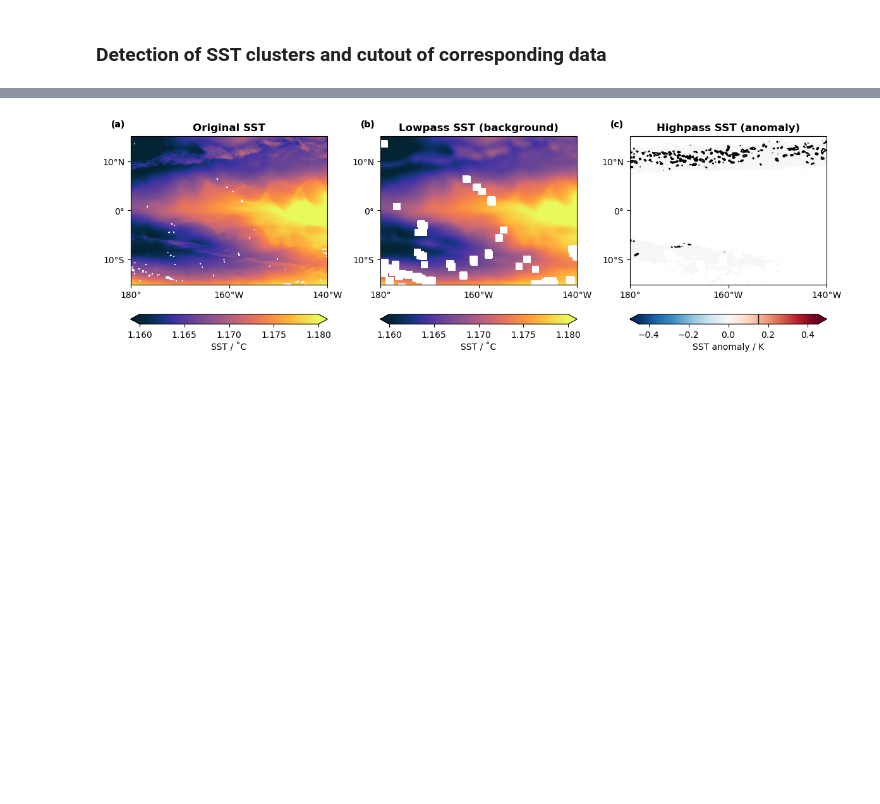
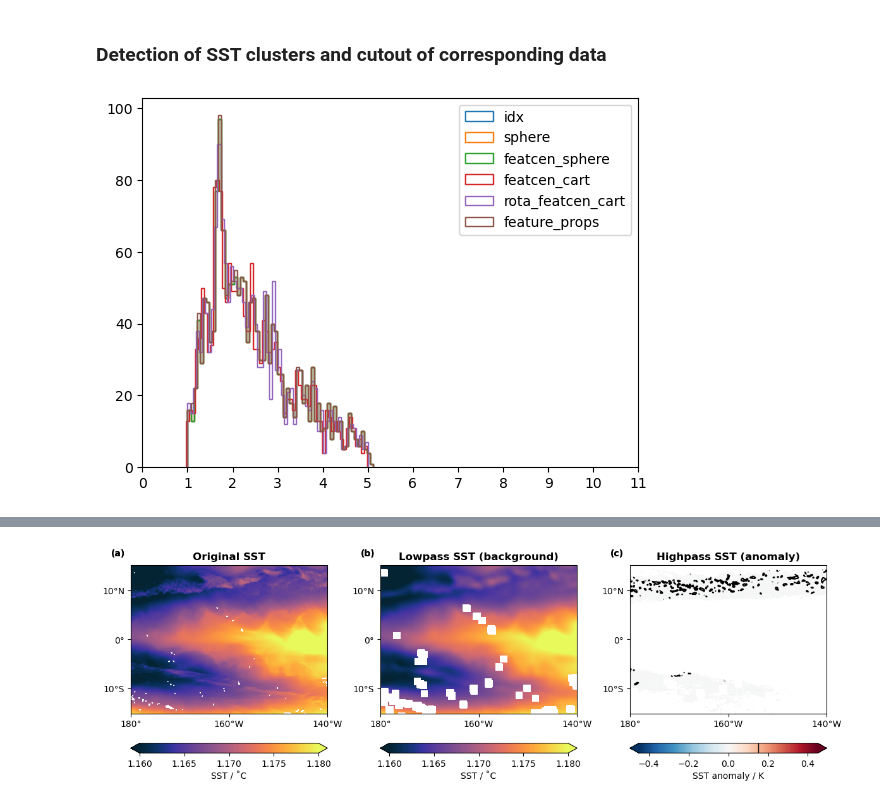
Before and after one commit to HF7weatherman/pycompo, a Jupyter notebook: examples/build_composite_step-by-step.ipynb, the cells around one changed output, grey strips where cells are left out. Saved outputs shown, nothing was run; the diff lists cells and outputs as text; code cells hidden in the pictures; blank space fills up the shorter version.

```diff
--- a/examples/build_composite_step-by-step.ipynb
+++ b/examples/build_composite_step-by-step.ipynb
@@ -86,6 +86,8 @@ if 'sfc_rho_bg' in dset_filter:
     merge_dsets.append(dset_filter['sfc_rho_bg'])
 if 'pr_bg' in dset_filter:
     merge_dsets.append(dset_filter['pr_bg'])
+    dset_filter['pr_fraction'] = dset_filter['pr_ano']/dset_filter['pr_bg']
+    merge_dsets.append(dset_filter['pr_fraction'])
 
 dset = xr.merge(merge_dsets)
 
@@ -94,6 +96,14 @@ dset = pcutil.add_timelag_idx_space(
     dset, f"{feature_var}_ano", config['data']['timelag_idx'],
     )
 dset = pccoord.calc_sphere_gradient_laplacian(dset, grad_var)
+dset = pccoord.calc_sphere_convergence_components(
+    dset, tuple(f"{var}_ano" for var in config['data']['wind_vars']),
+    )
+if 'tas' in config['data']['study_vars']:
+    if config['composite']['type'] == 'anomaly':
+        dset = pccoord.calc_sphere_gradient_laplacian(dset, 'tas_ano')
+    elif config['composite']['type'] == 'absolute':
+        dset = pccoord.calc_sphere_gradient_laplacian(dset, 'tas')
 if 'ps' in config['data']['study_vars']:
     if config['composite']['type'] == 'anomaly':
         dset = pccoord.calc_sphere_laplacian(dset, 'ps_ano')
@@ -127,6 +137,6 @@ dset, feature_props, feature_data = pcfeatcut.get_featcen_data_cutouts(
 feature_props = pcwind.calc_feature_bg_wind(
     feature_props, feature_data, config['data']['wind_vars'],
     )
-feature_props = pcsst.add_more_feature_props(
+feature_props, feature_data = pcsst.add_more_feature_props(
     feature_props, feature_data, orig_coords,
     )
@@ -149,0 +197,24 @@ field_significane = pcsig.get_field_significance(pvalue, alpha_FDR=0.1)
+# %%
+import matplotlib.pyplot as plt
+
+for key in feature_ellipse.keys():
+    #if key != "rota_featcen_cart":
+        #continue
+    data = (
+        feature_ellipse[key]['maj_end'][:,1]/\
+        feature_ellipse[key]['min_end'][:,0]
+        ).values
+
+    data = data[np.isfinite(data)]
+
+    plt.hist(data, bins=60, histtype='step', label=key)
+
+data2 = feature_props['axis_major_length_idx']/\
+    feature_props['axis_minor_length_idx']
+data2 = data2[np.isfinite(data2)]
+plt.hist(data2, bins=60, histtype='step', label='feature_props')
+plt.legend()
+plt.xticks(np.arange(0, 12))
+plt.show()
+# %% [output]
+[figure, added]
```
Also changed, not shown: parts of 11 cells of this notebook, 1 other file.
